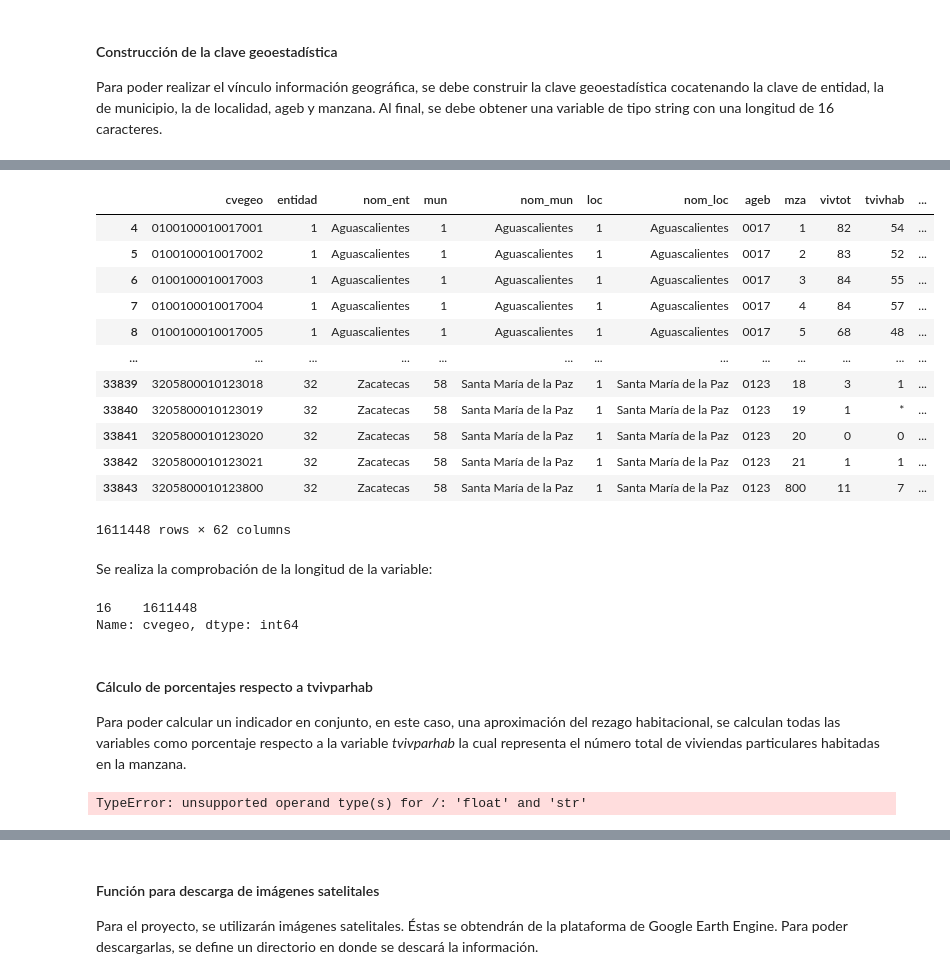
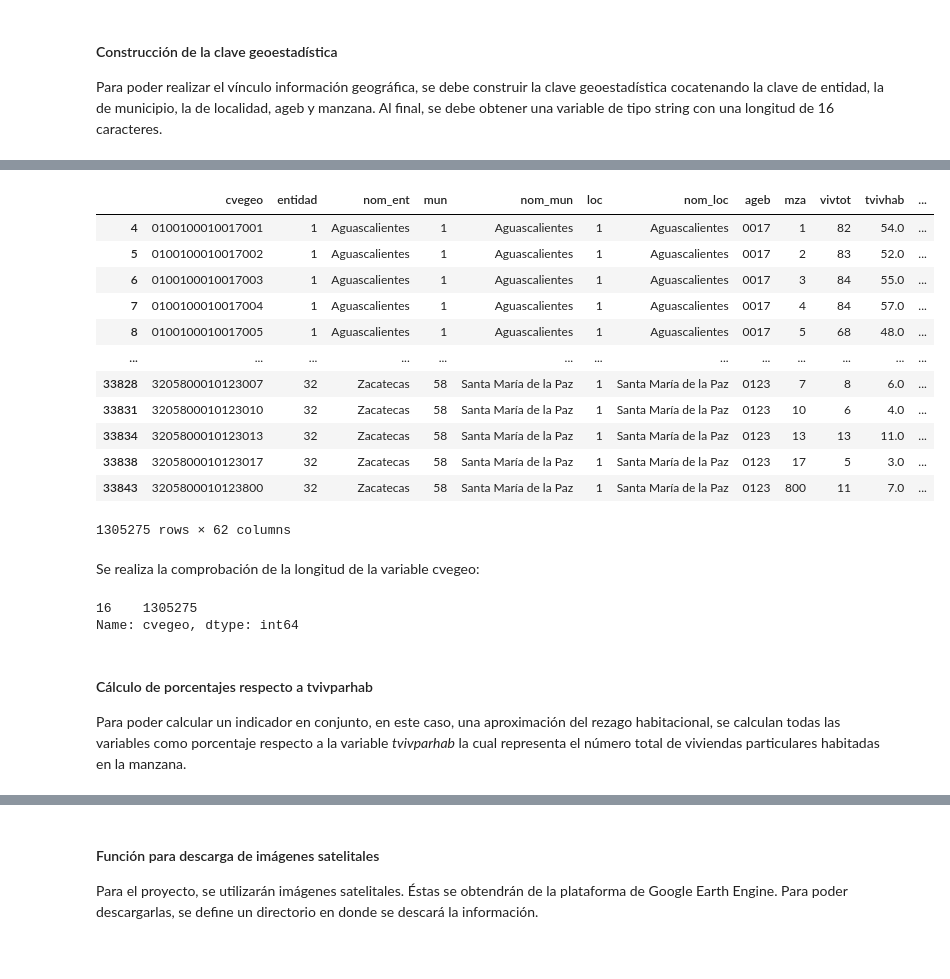
Before and after one commit to claudiodanielpc/proyecto_infotec, a Jupyter notebook: preproc_info_inegi.ipynb, the cells around one changed output, grey strips where cells are left out. Drawn from its saved outputs; the diff is of its cells as text; code cells hidden in the pictures.

```diff
--- a/preproc_info_inegi.ipynb
+++ b/preproc_info_inegi.ipynb
@@ -242,8 +245,8 @@ df_limpia
 #### Eliminar información de manzanas que no tienen viviendas o que son NAs
 # %%
 #Eliminar manzanas sin viviendas o con NaN
-df=df[df['tvivparhab']!=0]
-df=df[df['tvivparhab'].notna()]
-df
+df_limpia=df_limpia[df_limpia['tvivparhab']!=0]
+df_limpia=df_limpia[df_limpia['tvivparhab'].notna()]
+df_limpia
 # %% [output]
 |  | entidad | nom_ent | mun | nom_mun | loc | nom_loc | ageb | mza | vivtot | tvivhab | ... | ... |
@@ -264,4 +267,4 @@ df
 
 Para poder realizar el vínculo información geográfica, se debe construir la clave geoestadística cocatenando la clave de entidad, la de municipio, la de localidad, ageb y manzana. Al final, se debe obtener una variable de tipo string con una longitud de 16 caracteres.
 # %%
-df['cvegeo'] = df['entidad'].astype(str).str.zfill(2) + df['mun'].astype(str).str.zfill(3) + df['loc'].astype(str).str.zfill(4) + df['ageb'].astype(str).str.zfill(4) + df['mza'].astype(str).str.zfill(3)
+df_limpia['cvegeo'] = df_limpia['entidad'].astype(str).str.zfill(2) + df_limpia['mun'].astype(str).str.zfill(3) + df_limpia['loc'].astype(str).str.zfill(4) + df_limpia['ageb'].astype(str).str.zfill(4) + df_limpia['mza'].astype(str).str.zfill(3)
@@ -284,31 +287,31 @@ df
 # %%
 #Colocar la variable cvegeo al principio
-df=df[['cvegeo']+df.columns.tolist()[:-1]]
+df_limpia=df_limpia[['cvegeo']+df_limpia.columns.tolist()[:-1]]
 # %%
 #Mostrar todas las columnas
 pd.set_option('display.max_columns', None)
-df
+df_limpia
 # %% [output]
 |  | cvegeo | entidad | nom_ent | mun | nom_mun | loc | nom_loc | ageb | mza | vivtot | tvivhab | ... |
-| 4 | 0100100010017001 | 1 | Aguascalientes | 1 | Aguascalientes | 1 | Aguascalientes | 0017 | 1 | 82 | 54 | ... |
-| 5 | 0100100010017002 | 1 | Aguascalientes | 1 | Aguascalientes | 1 | Aguascalientes | 0017 | 2 | 83 | 52 | ... |
-| 6 | 0100100010017003 | 1 | Aguascalientes | 1 | Aguascalientes | 1 | Aguascalientes | 0017 | 3 | 84 | 55 | ... |
-| 7 | 0100100010017004 | 1 | Aguascalientes | 1 | Aguascalientes | 1 | Aguascalientes | 0017 | 4 | 84 | 57 | ... |
-| 8 | 0100100010017005 | 1 | Aguascalientes | 1 | Aguascalientes | 1 | Aguascalientes | 0017 | 5 | 68 | 48 | ... |
+| 4 | 0100100010017001 | 1 | Aguascalientes | 1 | Aguascalientes | 1 | Aguascalientes | 0017 | 1 | 82 | 54.0 | ... |
+| 5 | 0100100010017002 | 1 | Aguascalientes | 1 | Aguascalientes | 1 | Aguascalientes | 0017 | 2 | 83 | 52.0 | ... |
+| 6 | 0100100010017003 | 1 | Aguascalientes | 1 | Aguascalientes | 1 | Aguascalientes | 0017 | 3 | 84 | 55.0 | ... |
+| 7 | 0100100010017004 | 1 | Aguascalientes | 1 | Aguascalientes | 1 | Aguascalientes | 0017 | 4 | 84 | 57.0 | ... |
+| 8 | 0100100010017005 | 1 | Aguascalientes | 1 | Aguascalientes | 1 | Aguascalientes | 0017 | 5 | 68 | 48.0 | ... |
 | ... | ... | ... | ... | ... | ... | ... | ... | ... | ... | ... | ... | ... |
-| 33839 | 3205800010123018 | 32 | Zacatecas | 58 | Santa María de la Paz | 1 | Santa María de la Paz | 0123 | 18 | 3 | 1 | ... |
-| 33840 | 3205800010123019 | 32 | Zacatecas | 58 | Santa María de la Paz | 1 | Santa María de la Paz | 0123 | 19 | 1 | * | ... |
-| 33841 | 3205800010123020 | 32 | Zacatecas | 58 | Santa María de la Paz | 1 | Santa María de la Paz | 0123 | 20 | 0 | 0 | ... |
-| 33842 | 3205800010123021 | 32 | Zacatecas | 58 | Santa María de la Paz | 1 | Santa María de la Paz | 0123 | 21 | 1 | 1 | ... |
-| 33843 | 3205800010123800 | 32 | Zacatecas | 58 | Santa María de la Paz | 1 | Santa María de la Paz | 0123 | 800 | 11 | 7 | ... |
+| 33828 | 3205800010123007 | 32 | Zacatecas | 58 | Santa María de la Paz | 1 | Santa María de la Paz | 0123 | 7 | 8 | 6.0 | ... |
+| 33831 | 3205800010123010 | 32 | Zacatecas | 58 | Santa María de la Paz | 1 | Santa María de la Paz | 0123 | 10 | 6 | 4.0 | ... |
+| 33834 | 3205800010123013 | 32 | Zacatecas | 58 | Santa María de la Paz | 1 | Santa María de la Paz | 0123 | 13 | 13 | 11.0 | ... |
+| 33838 | 3205800010123017 | 32 | Zacatecas | 58 | Santa María de la Paz | 1 | Santa María de la Paz | 0123 | 17 | 5 | 3.0 | ... |
+| 33843 | 3205800010123800 | 32 | Zacatecas | 58 | Santa María de la Paz | 1 | Santa María de la Paz | 0123 | 800 | 11 | 7.0 | ... |
-1611448 rows × 62 columns
+1305275 rows × 62 columns
 # %% [markdown]
-Se realiza la comprobación de la longitud de la variable:
+Se realiza la comprobación de la longitud de la variable cvegeo:
 # %%
 #Obtener resumen de largo de cvegeo
-df['cvegeo'].str.len().value_counts()
+df_limpia['cvegeo'].str.len().value_counts()
 # %% [output]
-16    1611448
+16    1305275
 Name: cvegeo, dtype: int64
 # %% [markdown]
 #### Cálculo de porcentajes respecto a tvivparhab
@@ -316,6 +319,4 @@ Name: cvegeo, dtype: int64
 Para poder calcular un indicador en conjunto, en este caso, una aproximación del rezago habitacional, se calculan todas las variables como porcentaje respecto a la variable *tvivparhab* la cual representa el número total de viviendas particulares habitadas en la manzana.
 # %%
 #Dividir todas las variables entre tvivparhab y multiplicar por 100.
-df.iloc[:,20:]=df.iloc[:,20:].div(df['tvivparhab'],axis=0).multiply(100)
+df_limpia.iloc[:,20:]=df_limpia.iloc[:,20:].div(df_limpia['tvivparhab'],axis=0).multiply(100)
-# %% [output]
-TypeError: unsupported operand type(s) for /: 'float' and 'str'
```
Also changed, not shown: parts of 16 cells of this notebook.
